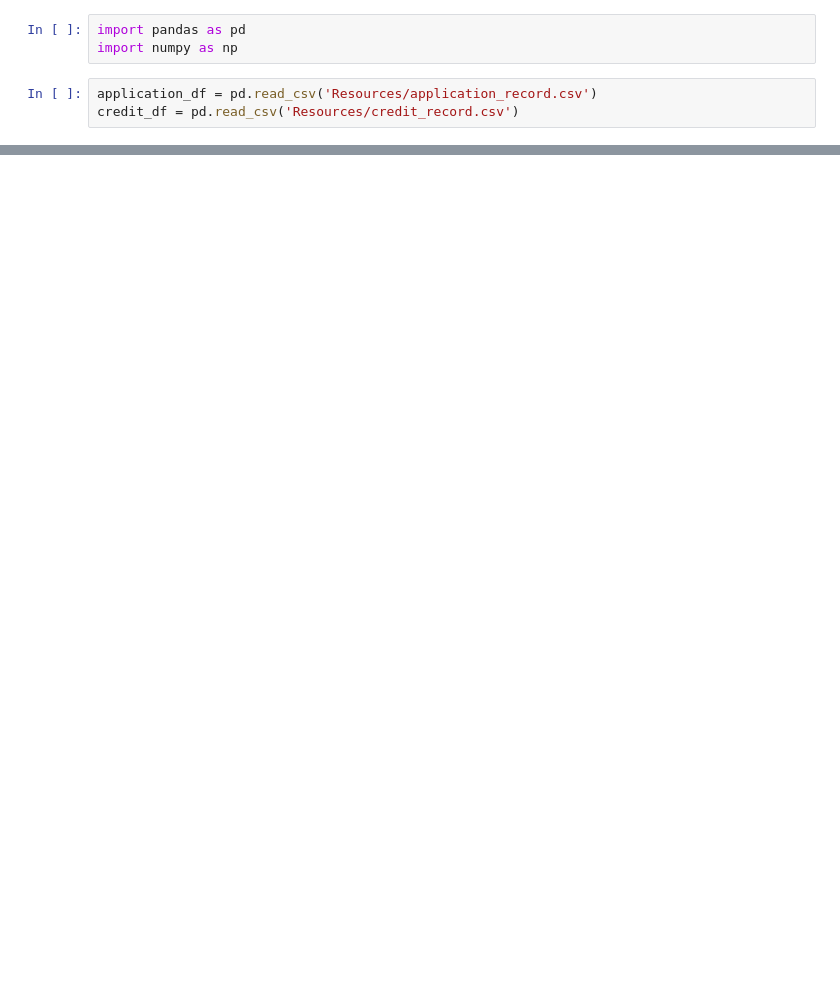
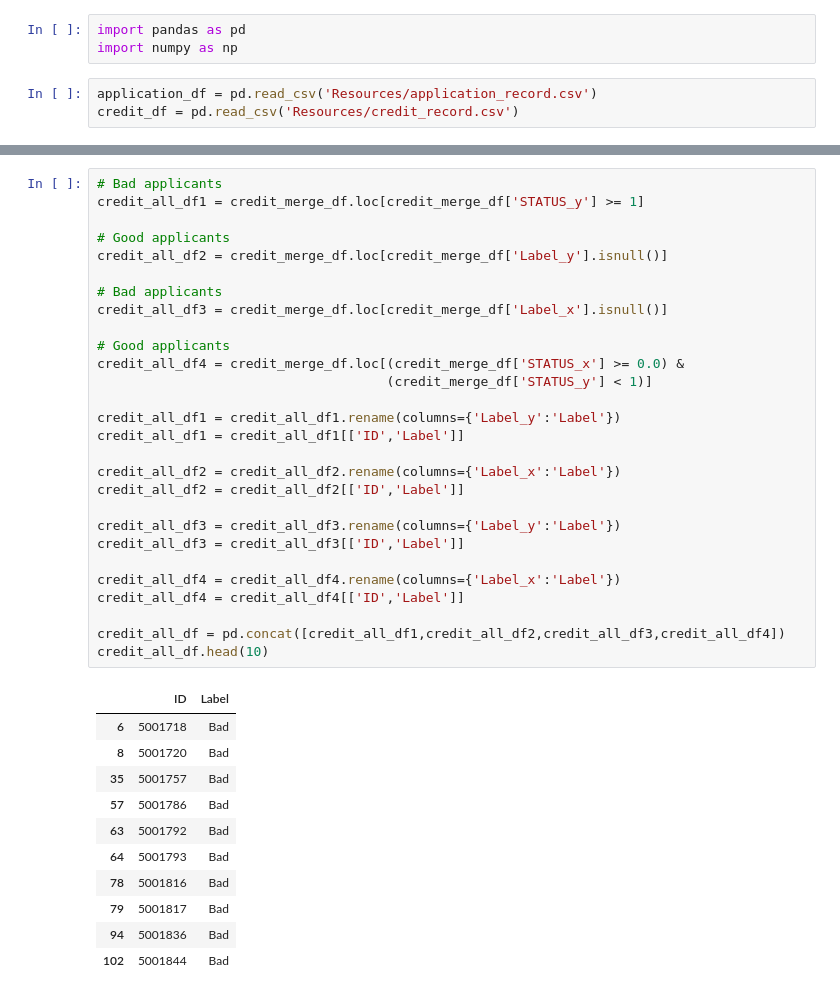
Before and after one commit to melodie1920/FinalProject, a Jupyter notebook: Final Project.ipynb, the cells around one changed output, grey strips where cells are left out. Saved outputs shown, nothing was run; the diff lists cells and outputs as text; blank space fills up the shorter version.

```diff
--- a/Final Project.ipynb
+++ b/Final Project.ipynb
@@ -100,0 +164,40 @@ credit_df.head()
+# %%
+# Bad applicants
+credit_all_df1 = credit_merge_df.loc[credit_merge_df['STATUS_y'] >= 1]
+
+# Good applicants
+credit_all_df2 = credit_merge_df.loc[credit_merge_df['Label_y'].isnull()]
+
+# Bad applicants
+credit_all_df3 = credit_merge_df.loc[credit_merge_df['Label_x'].isnull()]
+
+# Good applicants
+credit_all_df4 = credit_merge_df.loc[(credit_merge_df['STATUS_x'] >= 0.0) &
+                                     (credit_merge_df['STATUS_y'] < 1)]
+
+credit_all_df1 = credit_all_df1.rename(columns={'Label_y':'Label'})
+credit_all_df1 = credit_all_df1[['ID','Label']]
+
+credit_all_df2 = credit_all_df2.rename(columns={'Label_x':'Label'})
+credit_all_df2 = credit_all_df2[['ID','Label']]
+
+credit_all_df3 = credit_all_df3.rename(columns={'Label_y':'Label'})
+credit_all_df3 = credit_all_df3[['ID','Label']]
+
+credit_all_df4 = credit_all_df4.rename(columns={'Label_x':'Label'})
+credit_all_df4 = credit_all_df4[['ID','Label']]
+
+credit_all_df = pd.concat([credit_all_df1,credit_all_df2,credit_all_df3,credit_all_df4])
+credit_all_df.head(10)
+# %% [output]
+|  | ID | Label |
+| 6 | 5001718 | Bad |
+| 8 | 5001720 | Bad |
+| 35 | 5001757 | Bad |
+| 57 | 5001786 | Bad |
+| 63 | 5001792 | Bad |
+| 64 | 5001793 | Bad |
+| 78 | 5001816 | Bad |
+| 79 | 5001817 | Bad |
+| 94 | 5001836 | Bad |
+| 102 | 5001844 | Bad |
```
Also changed, not shown: parts of 15 cells of this notebook.
